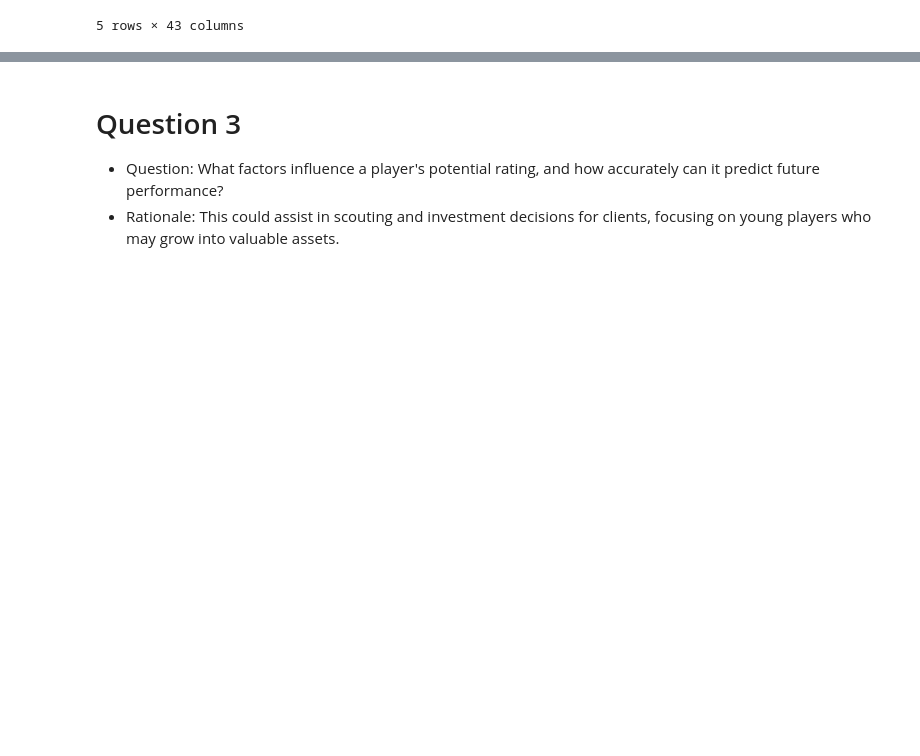
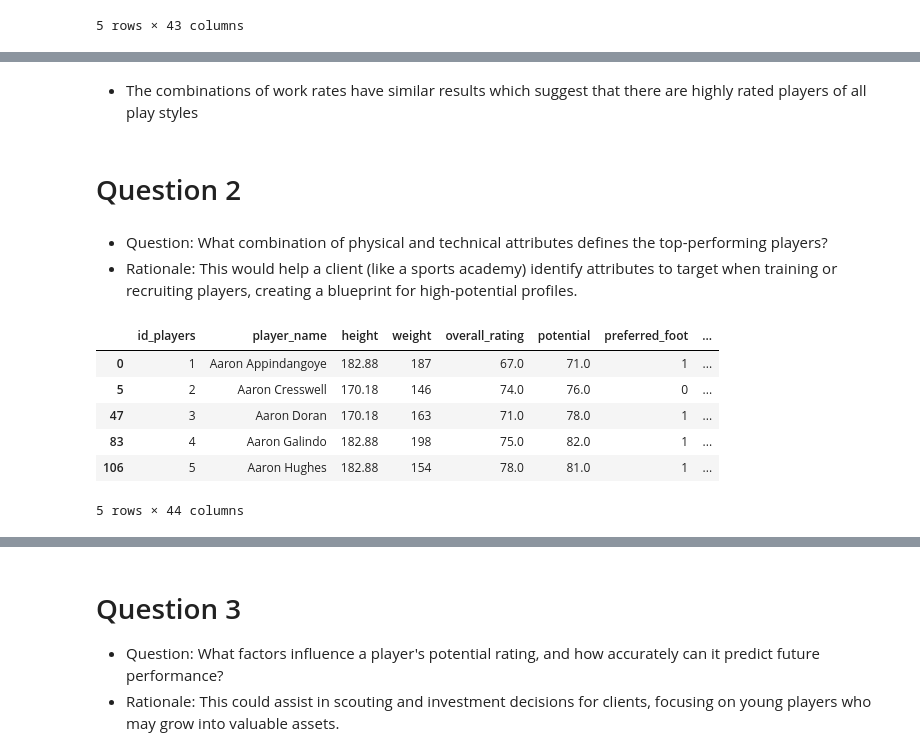
Before and after one commit to falba3/AdvancedDataAnalytics, a Jupyter notebook: notebooks/franco_questions3_5_6.ipynb, the cells around one changed output, grey strips where cells are left out. Saved outputs shown, nothing was run; the diff lists cells and outputs as text; code cells hidden in the pictures; blank space fills up the shorter version.

Commit message:
working on questions

```diff
--- a/notebooks/franco_questions3_5_6.ipynb
+++ b/notebooks/franco_questions3_5_6.ipynb
@@ -43,0 +245,18 @@ memory usage: 3.4+ MB
+# %% [markdown]
+* The combinations of work rates have similar results which suggest that there are highly rated players of all play styles
+# %% [markdown]
+# Question 2
+# %% [markdown]
+- Question: What combination of physical and technical attributes defines the top-performing players?
+- Rationale: This would help a client (like a sports academy) identify attributes to target when training or recruiting players, creating a blueprint for high-potential profiles.
+# %%
+# Plotting average overall per height
+df.head()
+# %% [output]
+|  | id_players | player_name | height | weight | overall_rating | potential | preferred_foot | ... |
+| 0 | 1 | Aaron Appindangoye | 182.88 | 187 | 67.0 | 71.0 | 1 | ... |
+| 5 | 2 | Aaron Cresswell | 170.18 | 146 | 74.0 | 76.0 | 0 | ... |
+| 47 | 3 | Aaron Doran | 170.18 | 163 | 71.0 | 78.0 | 1 | ... |
+| 83 | 4 | Aaron Galindo | 182.88 | 198 | 75.0 | 82.0 | 1 | ... |
+| 106 | 5 | Aaron Hughes | 182.88 | 154 | 78.0 | 81.0 | 1 | ... |
+5 rows × 44 columns
```
Also changed, not shown: parts of 30 cells of this notebook, 1 other file.
